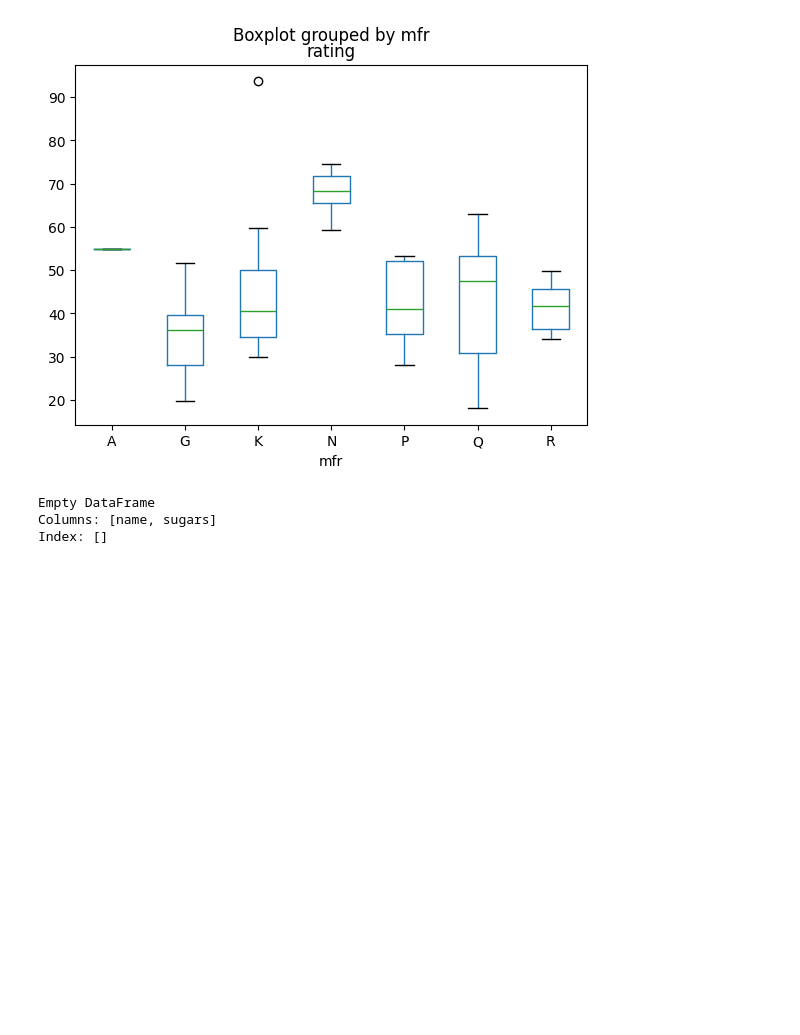
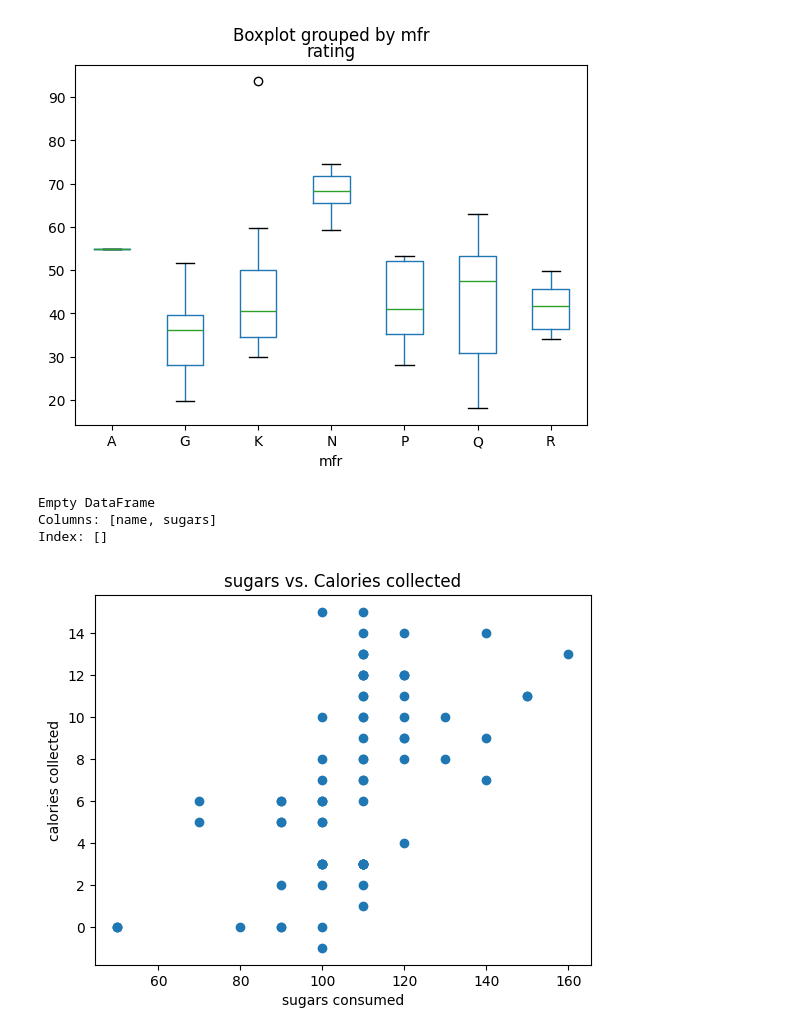
Before and after one commit to Sru-j/daily_lab_activities, a Jupyter notebook: box_plot_mine.ipynb, the cells around one changed output. Saved outputs shown, nothing was run; the diff lists cells and outputs as text; code cells hidden in the pictures; blank space fills up the shorter version.

```diff
--- a/box_plot_mine.ipynb
+++ b/box_plot_mine.ipynb
@@ -288,3 +288,13 @@ print(outliers[["name", "sugars"]] if "name" in df.columns else outliers[["sugar
 Empty DataFrame
 Columns: [name, sugars]
 Index: []
+# %%
+#how to use scatterplot
+import matplotlib.pyplot as plt
+plt.scatter(df['calories'],df['sugars'])
+plt.xlabel('sugars consumed')
+plt.ylabel('calories collected')
+plt.title('sugars vs. Calories collected')
+plt.show()
+# %% [output]
+[figure, added]
```
Also changed, not shown: parts of 6 cells of this notebook.
